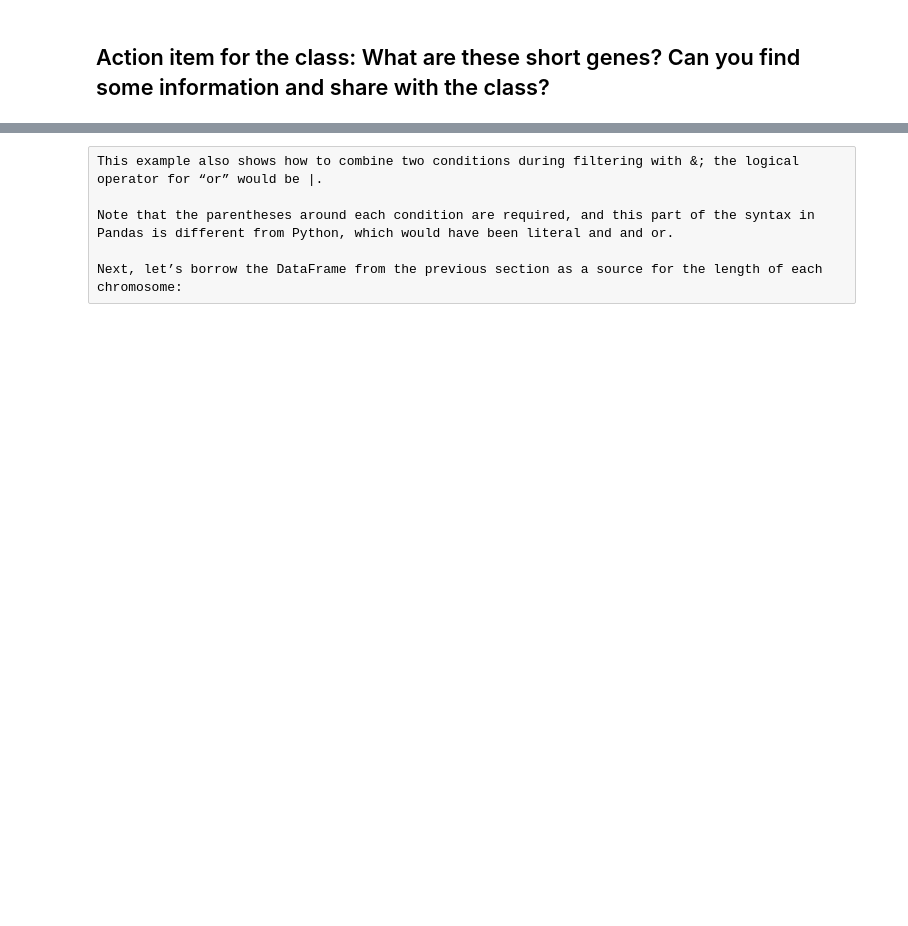
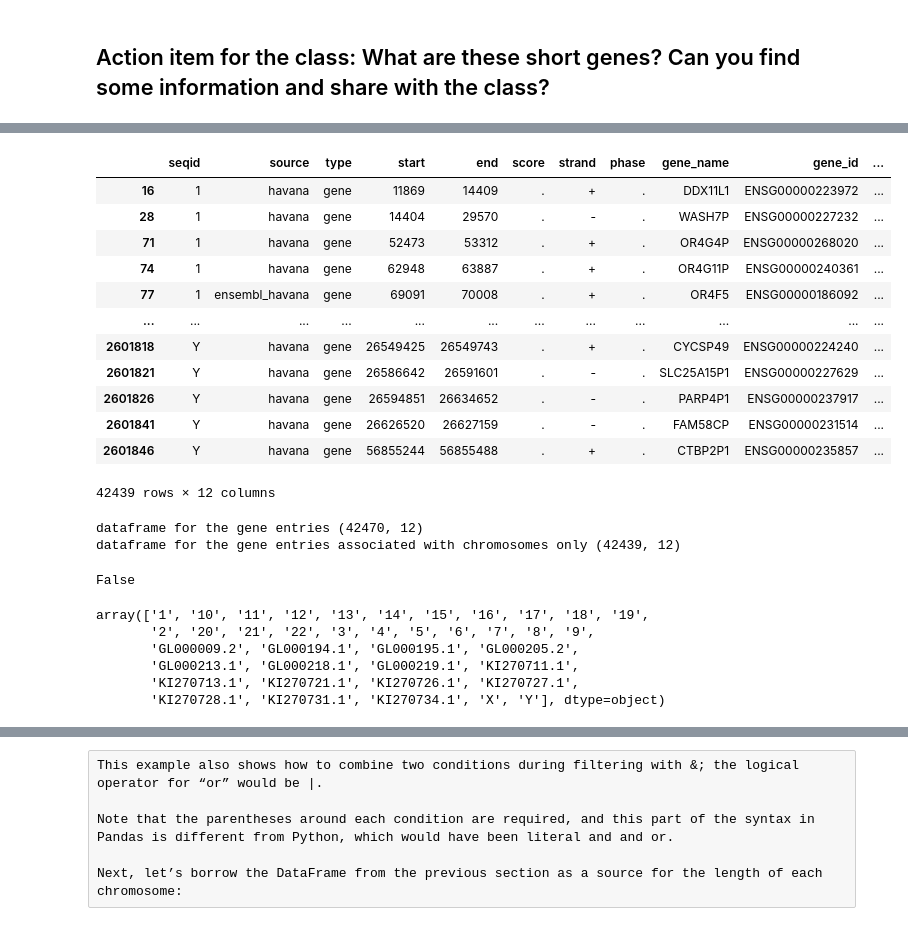
Before and after one commit to ramayyala/TRGN_515, a Jupyter notebook: Lectures/W5_Human-genome-manipulation.ipynb, the cells around one changed output, grey strips where cells are left out. Saved outputs shown, nothing was run; the diff lists cells and outputs as text; code cells hidden in the pictures; blank space fills up the shorter version.

```diff
--- a/Lectures/W5_Human-genome-manipulation.ipynb
+++ b/Lectures/W5_Human-genome-manipulation.ipynb
@@ -186,5 +422,5 @@ Specifically, what are their names, and what do they do? To answer these questio
 # %%
 # let's make another dataframe where we will only care for the genes
-ndf = edf[edf.type == 'gene']
-ndf = ndf.copy() # let's make a copy
+ndf_ori = edf[edf.type == 'gene']
+ndf = ndf_ori.copy() # let's make a copy
 ndf.sample(10).attributes.values #let's get random rows and check the attributes column content
@@ -375,4 +743,36 @@ The last thing I’d like to discuss is gene distribution among chromosomes, whi
 # %%
-ndf = ndf[ndf.seqid.isin(chrs)]
+ndf_chr = ndf[ndf.seqid.isin(chrs)]
+ndf_chr
+# %% [output]
+|  | seqid | source | type | start | end | score | strand | phase | gene_name | gene_id | ... |
+| 16 | 1 | havana | gene | 11869 | 14409 | . | + | . | DDX11L1 | ENSG00000223972 | ... |
+| 28 | 1 | havana | gene | 14404 | 29570 | . | - | . | WASH7P | ENSG00000227232 | ... |
+| 71 | 1 | havana | gene | 52473 | 53312 | . | + | . | OR4G4P | ENSG00000268020 | ... |
+| 74 | 1 | havana | gene | 62948 | 63887 | . | + | . | OR4G11P | ENSG00000240361 | ... |
+| 77 | 1 | ensembl_havana | gene | 69091 | 70008 | . | + | . | OR4F5 | ENSG00000186092 | ... |
+| ... | ... | ... | ... | ... | ... | ... | ... | ... | ... | ... | ... |
+| 2601818 | Y | havana | gene | 26549425 | 26549743 | . | + | . | CYCSP49 | ENSG00000224240 | ... |
+| 2601821 | Y | havana | gene | 26586642 | 26591601 | . | - | . | SLC25A15P1 | ENSG00000227629 | ... |
+| 2601826 | Y | havana | gene | 26594851 | 26634652 | . | - | . | PARP4P1 | ENSG00000237917 | ... |
+| 2601841 | Y | havana | gene | 26626520 | 26627159 | . | - | . | FAM58CP | ENSG00000231514 | ... |
+| 2601846 | Y | havana | gene | 56855244 | 56855488 | . | + | . | CTBP2P1 | ENSG00000235857 | ... |
+42439 rows × 12 columns
+# %%
+print("dataframe for the gene entries", ndf.shape)
+print("dataframe for the gene entries associated with chromosomes only", ndf_chr.shape)
+ndf.shape == ndf_chr.shape
+# %% [output]
+dataframe for the gene entries (42470, 12)
+dataframe for the gene entries associated with chromosomes only (42439, 12)
+False
+# %%
+ndf.seqid.unique()
+# %% [output]
+array(['1', '10', '11', '12', '13', '14', '15', '16', '17', '18', '19',
+       '2', '20', '21', '22', '3', '4', '5', '6', '7', '8', '9',
+       'GL000009.2', 'GL000194.1', 'GL000195.1', 'GL000205.2',
+       'GL000213.1', 'GL000218.1', 'GL000219.1', 'KI270711.1',
+       'KI270713.1', 'KI270721.1', 'KI270726.1', 'KI270727.1',
+       'KI270728.1', 'KI270731.1', 'KI270734.1', 'X', 'Y'], dtype=object)
 # %%
 chr_gene_counts = ndf.groupby('seqid').count().iloc[:, 0].sort_values().iloc[::-1]
```
Also changed, not shown: parts of 75 cells of this notebook, 43 other files.
